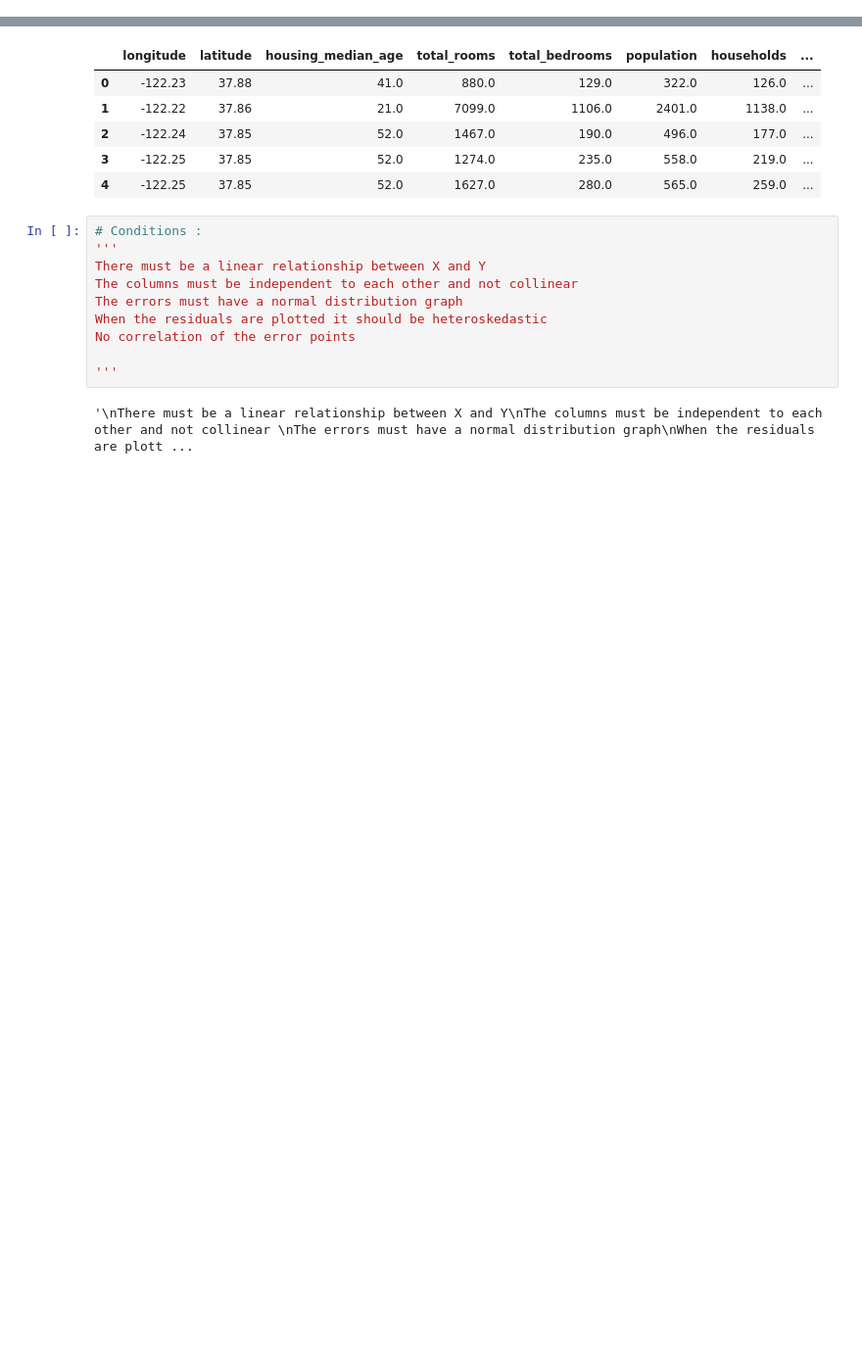
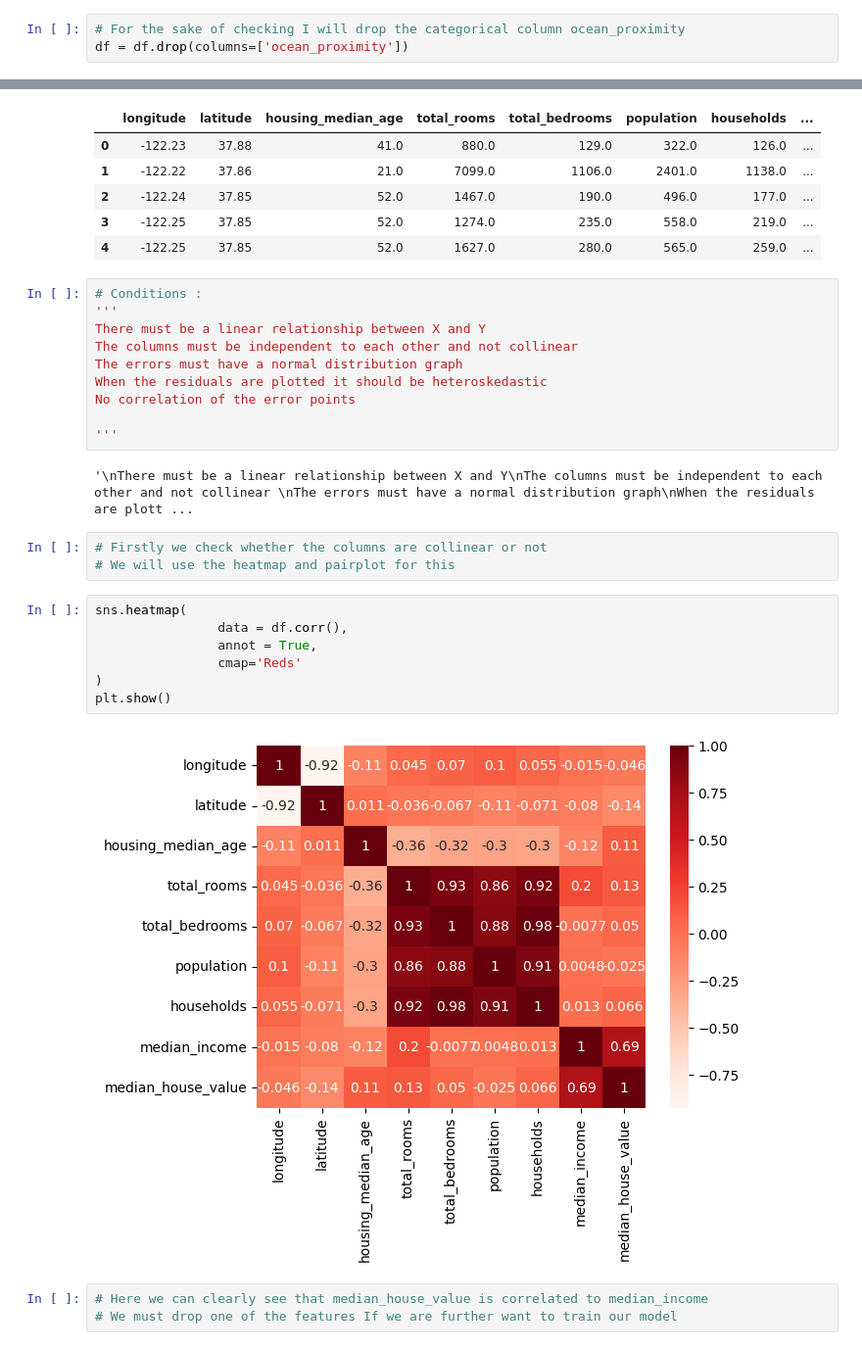
Before and after one commit to AyushDevadiga1/Machine-Learning, a Jupyter notebook: regression_assumptions.ipynb, the cells around one changed output, grey strips where cells are left out. Shown at 98% size. Cells and saved outputs as stored; diff of their text form; blank space fills up the shorter version.

Commit message:
Checked for Collinearity

```diff
--- a/regression_assumptions.ipynb
+++ b/regression_assumptions.ipynb
@@ -8,3 +10,6 @@ df = pd.read_csv('housing.csv')
+# %%
+# For the sake of checking I will drop the categorical column ocean_proximity
+df = df.drop(columns=['ocean_proximity'])
 # %%
 df.head()
 # %% [output]
@@ -26,3 +31,18 @@ No correlation of the error points
 '''
 # %% [output]
 '\nThere must be a linear relationship between X and Y\nThe columns must be independent to each other and not collinear \nThe errors must have a normal distribution graph\nWhen the residuals are plott ...
+# %%
+# Firstly we check whether the columns are collinear or not
+# We will use the heatmap and pairplot for this
+# %%
+sns.heatmap(
+                data = df.corr(),
+                annot = True,
+                cmap='Reds'
+)
+plt.show()
+# %% [output]
+[figure, added]
+# %%
+# Here we can clearly see that median_house_value is correlated to median_income
+# We must drop one of the features If we are further want to train our model
```
Also changed, not shown: parts of 1 cell of this notebook.
